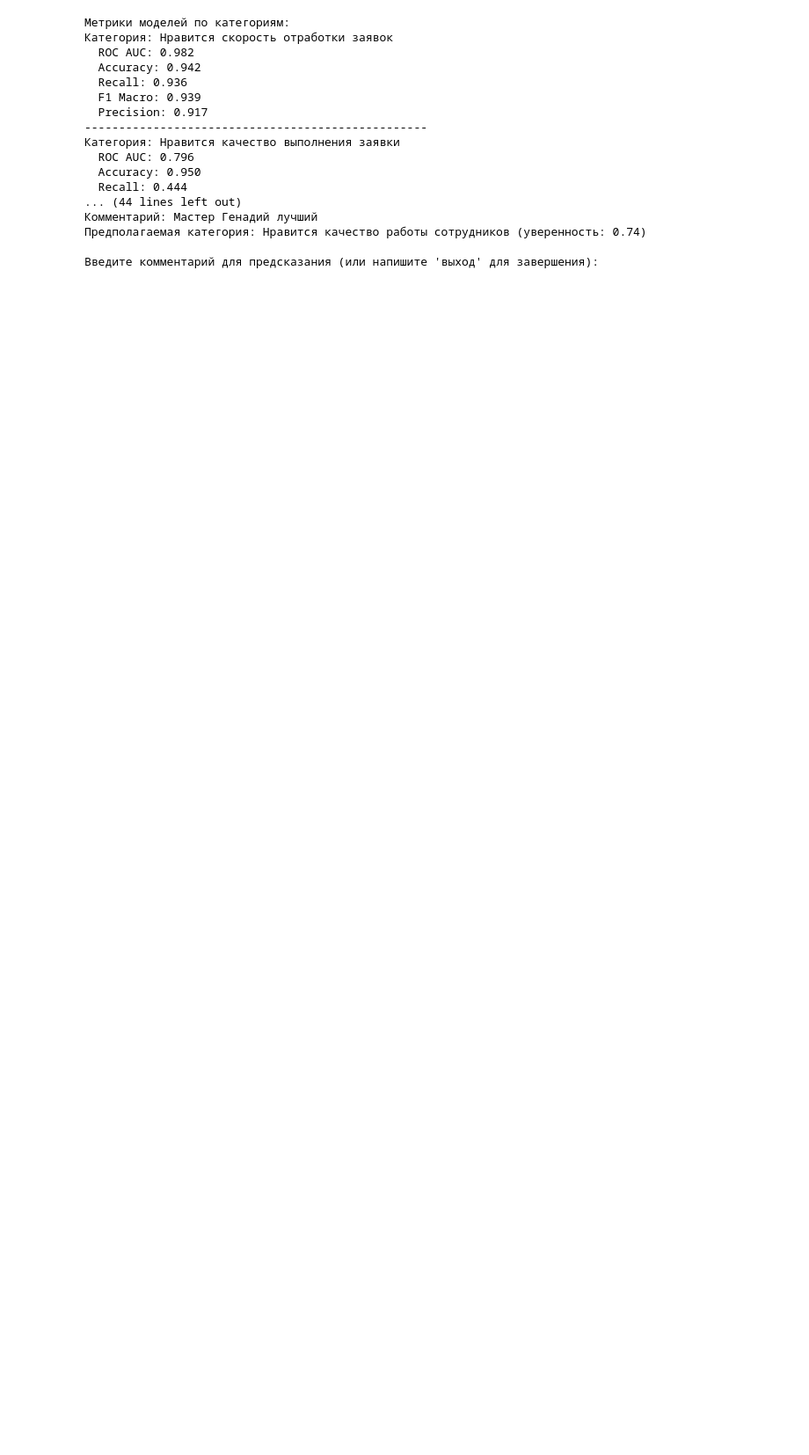
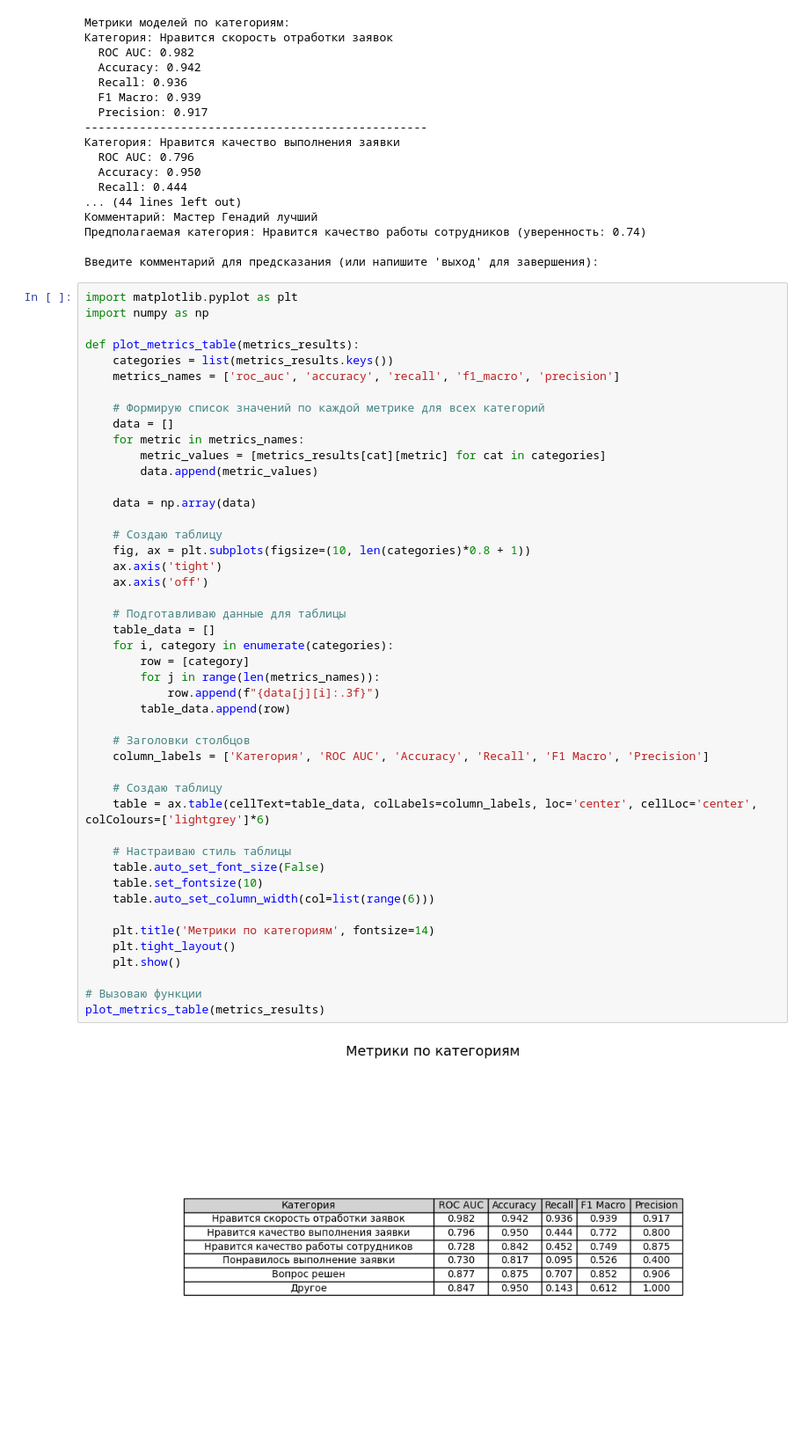
Before and after one commit to MorriAlex/ManagingAssistant, a Jupyter notebook: Model.ipynb, the cells around one changed output. Shown at 88% size. Cells and saved outputs as stored; diff of their text form; blank space fills up the shorter version.

```diff
--- a/Model.ipynb
+++ b/Model.ipynb
@@ -185,3 +185,51 @@ while True:
 Предполагаемая категория: Нравится качество работы сотрудников (уверенность: 0.74)
 
 Введите комментарий для предсказания (или напишите 'выход' для завершения):
+# %%
+import matplotlib.pyplot as plt
+import numpy as np
+
+def plot_metrics_table(metrics_results):
+    categories = list(metrics_results.keys())
+    metrics_names = ['roc_auc', 'accuracy', 'recall', 'f1_macro', 'precision']
+
+    # Формирую список значений по каждой метрике для всех категорий
+    data = []
+    for metric in metrics_names:
+        metric_values = [metrics_results[cat][metric] for cat in categories]
+        data.append(metric_values)
+
+    data = np.array(data)
+
+    # Создаю таблицу
+    fig, ax = plt.subplots(figsize=(10, len(categories)*0.8 + 1))
+    ax.axis('tight')
+    ax.axis('off')
+
+    # Подготавливаю данные для таблицы
+    table_data = []
+    for i, category in enumerate(categories):
+        row = [category]
+        for j in range(len(metrics_names)):
+            row.append(f"{data[j][i]:.3f}")
+        table_data.append(row)
+
+    # Заголовки столбцов
+    column_labels = ['Категория', 'ROC AUC', 'Accuracy', 'Recall', 'F1 Macro', 'Precision']
+
+    # Создаю таблицу
+    table = ax.table(cellText=table_data, colLabels=column_labels, loc='center', cellLoc='center', colColours=['lightgrey']*6)
+
+    # Настраиваю стиль таблицы
+    table.auto_set_font_size(False)
+    table.set_fontsize(10)
+    table.auto_set_column_width(col=list(range(6)))
+
+    plt.title('Метрики по категориям', fontsize=14)
+    plt.tight_layout()
+    plt.show()
+
+# Вызоваю функции
+plot_metrics_table(metrics_results)
+# %% [output]
+[figure, added]
```
Also changed, not shown: parts of 1 cell of this notebook.
